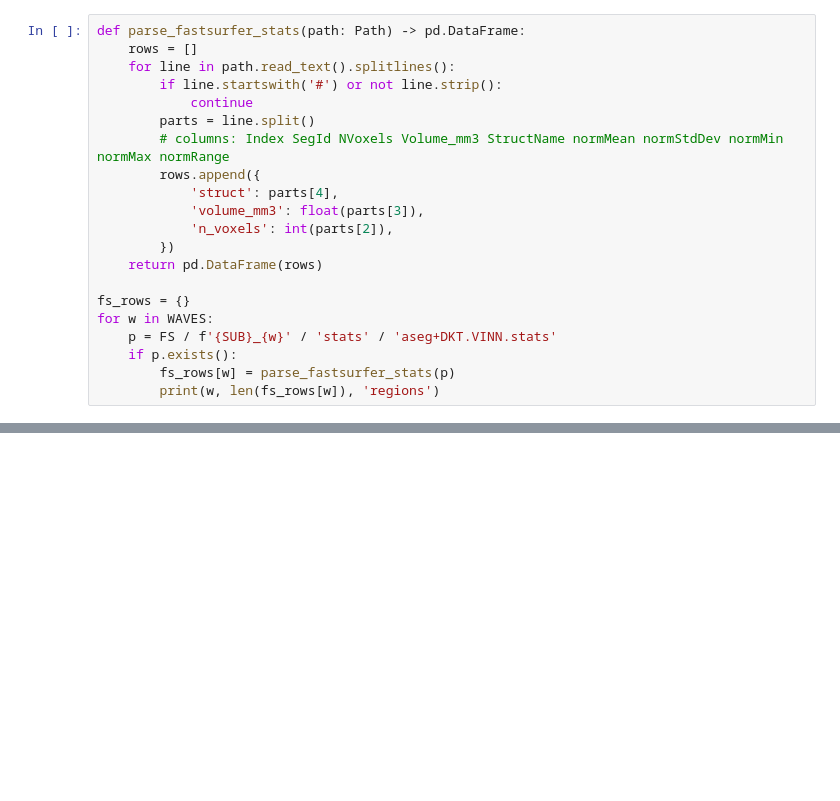
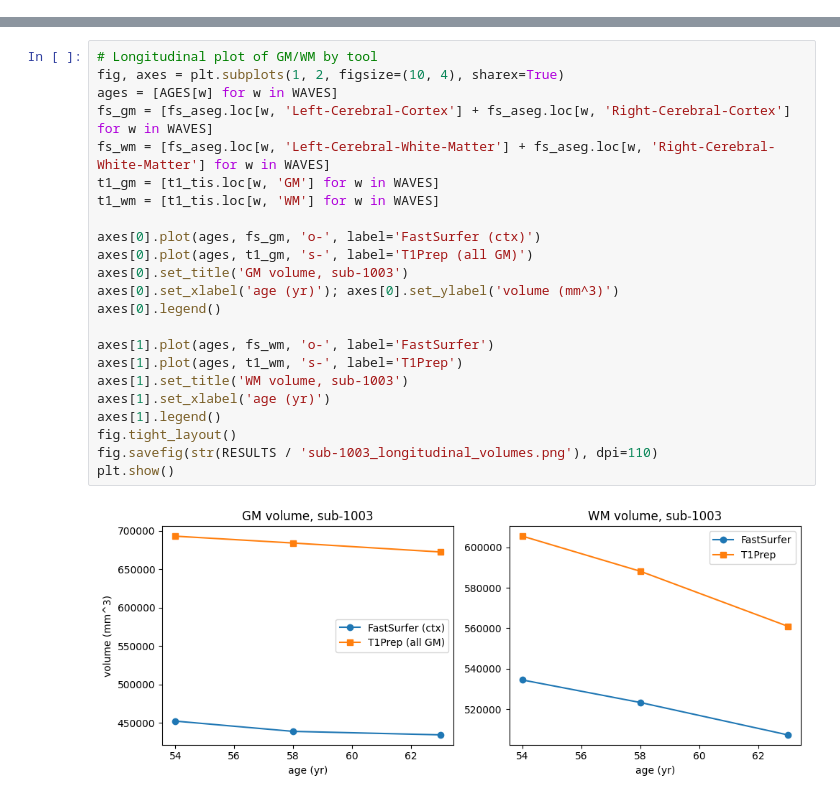
Before and after one commit to m9h/smri-fm, a Jupyter notebook: experiments/dlbs_morphometry_benchmark/notebooks/01_concordance_fastsurfer_vs_t1prep.ipynb, the cells around one changed output, grey strips where cells are left out. Drawn from its saved outputs; the diff is of its cells as text; blank space fills up the shorter version.

```diff
--- a/experiments/dlbs_morphometry_benchmark/notebooks/01_concordance_fastsurfer_vs_t1prep.ipynb
+++ b/experiments/dlbs_morphometry_benchmark/notebooks/01_concordance_fastsurfer_vs_t1prep.ipynb
@@ -50,21 +34,0 @@ ROI projected to volume space via the inverse of the pial/white-derived ribbon.
-# %%
-def parse_fastsurfer_stats(path: Path) -> pd.DataFrame:
-    rows = []
-    for line in path.read_text().splitlines():
-        if line.startswith('#') or not line.strip():
-            continue
-        parts = line.split()
-        # columns: Index SegId NVoxels Volume_mm3 StructName normMean normStdDev normMin normMax normRange
-        rows.append({
-            'struct': parts[4],
-            'volume_mm3': float(parts[3]),
-            'n_voxels': int(parts[2]),
-        })
-    return pd.DataFrame(rows)
-
-fs_rows = {}
-for w in WAVES:
-    p = FS / f'{SUB}_{w}' / 'stats' / 'aseg+DKT.VINN.stats'
-    if p.exists():
-        fs_rows[w] = parse_fastsurfer_stats(p)
-        print(w, len(fs_rows[w]), 'regions')
@@ -101,0 +68,25 @@ drifts. Deviations between FastSurfer and T1Prep here tell us whether the tools
+# %%
+# Longitudinal plot of GM/WM by tool
+fig, axes = plt.subplots(1, 2, figsize=(10, 4), sharex=True)
+ages = [AGES[w] for w in WAVES]
+fs_gm = [fs_aseg.loc[w, 'Left-Cerebral-Cortex'] + fs_aseg.loc[w, 'Right-Cerebral-Cortex'] for w in WAVES]
+fs_wm = [fs_aseg.loc[w, 'Left-Cerebral-White-Matter'] + fs_aseg.loc[w, 'Right-Cerebral-White-Matter'] for w in WAVES]
+t1_gm = [t1_tis.loc[w, 'GM'] for w in WAVES]
+t1_wm = [t1_tis.loc[w, 'WM'] for w in WAVES]
+
+axes[0].plot(ages, fs_gm, 'o-', label='FastSurfer (ctx)')
+axes[0].plot(ages, t1_gm, 's-', label='T1Prep (all GM)')
+axes[0].set_title('GM volume, sub-1003')
+axes[0].set_xlabel('age (yr)'); axes[0].set_ylabel('volume (mm^3)')
+axes[0].legend()
+
+axes[1].plot(ages, fs_wm, 'o-', label='FastSurfer')
+axes[1].plot(ages, t1_wm, 's-', label='T1Prep')
+axes[1].set_title('WM volume, sub-1003')
+axes[1].set_xlabel('age (yr)')
+axes[1].legend()
+fig.tight_layout()
+fig.savefig(str(RESULTS / 'sub-1003_longitudinal_volumes.png'), dpi=110)
+plt.show()
+# %% [output]
+[figure, added]
```
Also changed, not shown: parts of 16 cells of this notebook, 5 other files.
